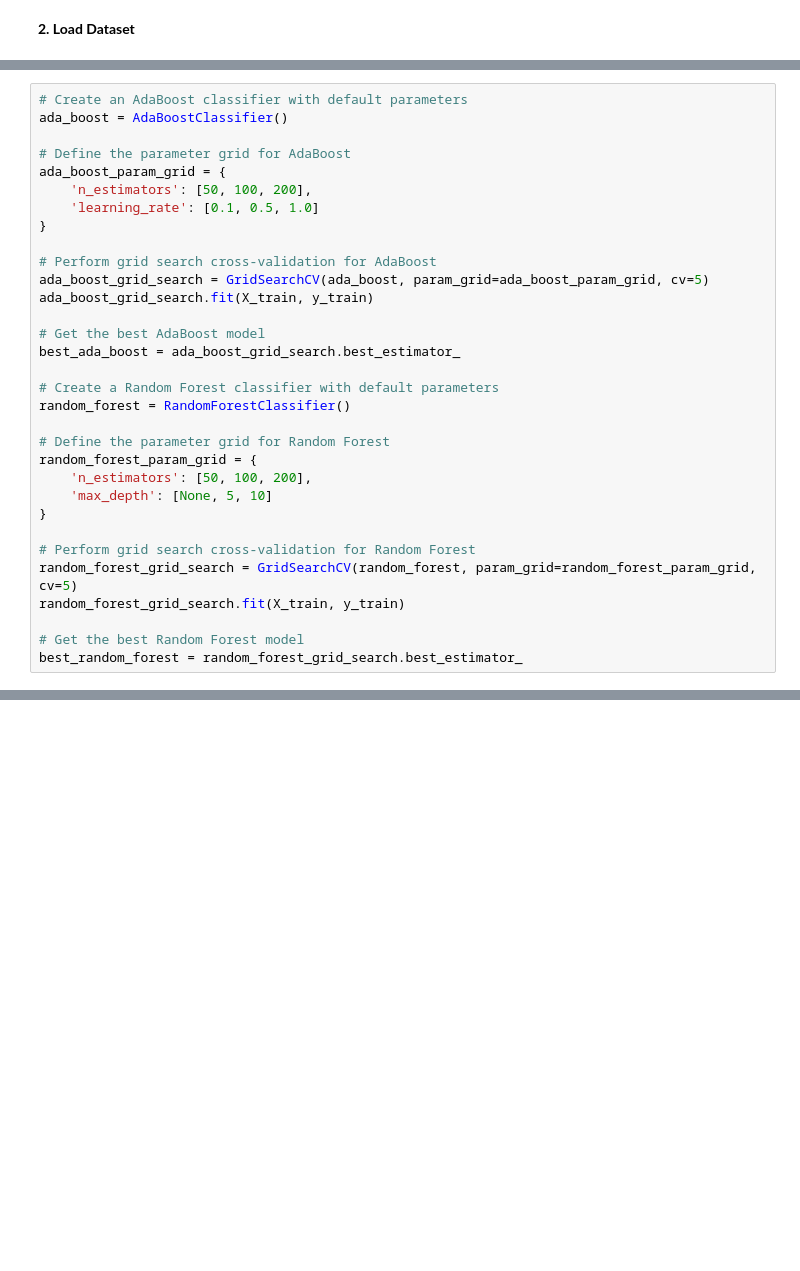
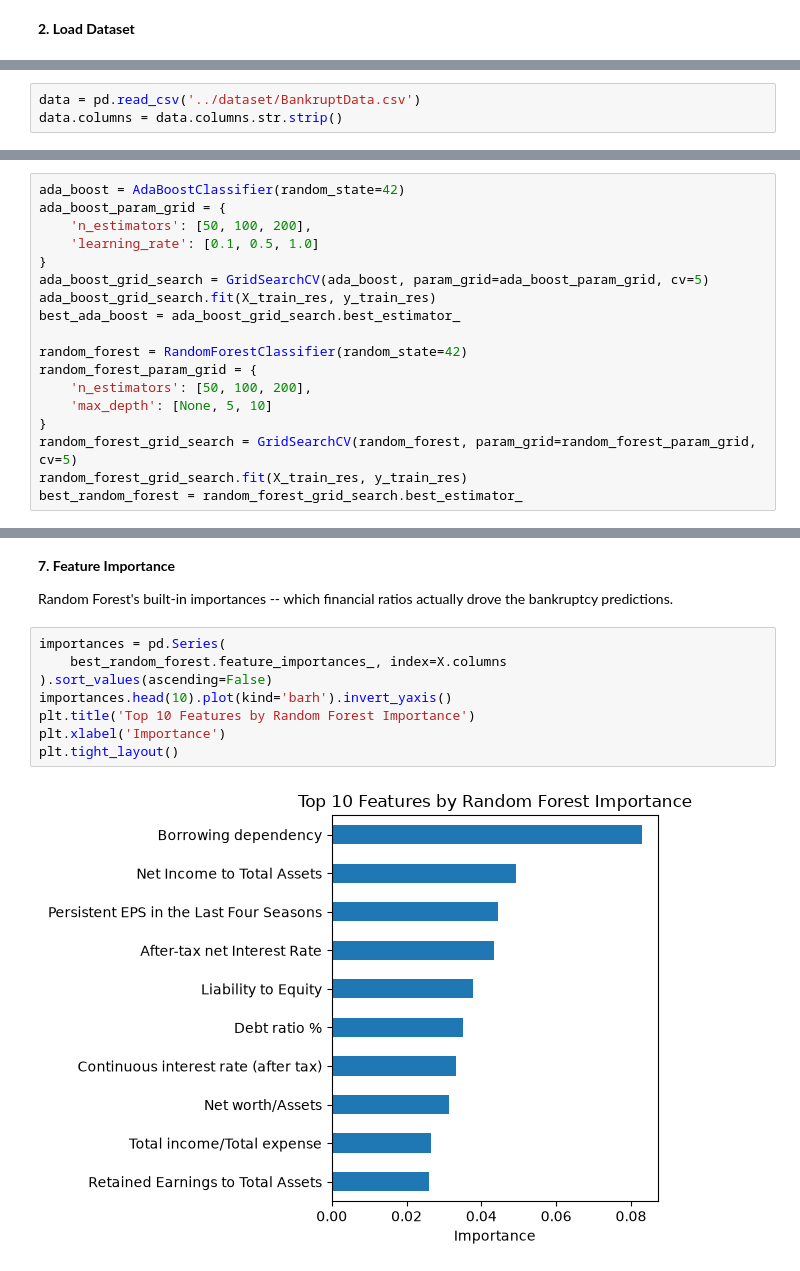
Before and after one commit to aljuhaeda/BankruptWatch, a Jupyter notebook: notebooks/BankruptWatch.ipynb, the cells around one changed output, grey strips where cells are left out. Drawn from its saved outputs; the diff is of its cells as text; blank space fills up the shorter version.

```diff
--- a/notebooks/BankruptWatch.ipynb
+++ b/notebooks/BankruptWatch.ipynb
@@ -247,0 +233,3 @@ X_test = scaler.transform(X_test)
+# %%
+data = pd.read_csv('../dataset/BankruptData.csv')
+data.columns = data.columns.str.strip()
@@ -250,32 +271,18 @@ X_test = scaler.transform(X_test)
 # %%
-# Create an AdaBoost classifier with default parameters
-ada_boost = AdaBoostClassifier()
-
-# Define the parameter grid for AdaBoost
+ada_boost = AdaBoostClassifier(random_state=42)
 ada_boost_param_grid = {
     'n_estimators': [50, 100, 200],
     'learning_rate': [0.1, 0.5, 1.0]
 }
-
-# Perform grid search cross-validation for AdaBoost
 ada_boost_grid_search = GridSearchCV(ada_boost, param_grid=ada_boost_param_grid, cv=5)
-ada_boost_grid_search.fit(X_train, y_train)
-
-# Get the best AdaBoost model
+ada_boost_grid_search.fit(X_train_res, y_train_res)
 best_ada_boost = ada_boost_grid_search.best_estimator_
 
-# Create a Random Forest classifier with default parameters
-random_forest = RandomForestClassifier()
-
-# Define the parameter grid for Random Forest
+random_forest = RandomForestClassifier(random_state=42)
 random_forest_param_grid = {
     'n_estimators': [50, 100, 200],
     'max_depth': [None, 5, 10]
 }
-
-# Perform grid search cross-validation for Random Forest
 random_forest_grid_search = GridSearchCV(random_forest, param_grid=random_forest_param_grid, cv=5)
-random_forest_grid_search.fit(X_train, y_train)
-
-# Get the best Random Forest model
+random_forest_grid_search.fit(X_train_res, y_train_res)
 best_random_forest = random_forest_grid_search.best_estimator_
@@ -299,0 +339,14 @@ Best Random Forest Accuracy: 0.9648093841642229
+# %% [markdown]
+**7. Feature Importance**
+
+Random Forest's built-in importances -- which financial ratios actually drove the bankruptcy predictions.
+# %%
+importances = pd.Series(
+    best_random_forest.feature_importances_, index=X.columns
+).sort_values(ascending=False)
+importances.head(10).plot(kind='barh').invert_yaxis()
+plt.title('Top 10 Features by Random Forest Importance')
+plt.xlabel('Importance')
+plt.tight_layout()
+# %% [output]
+[figure, added]
```
Also changed, not shown: parts of 24 cells of this notebook, 10 other files.
